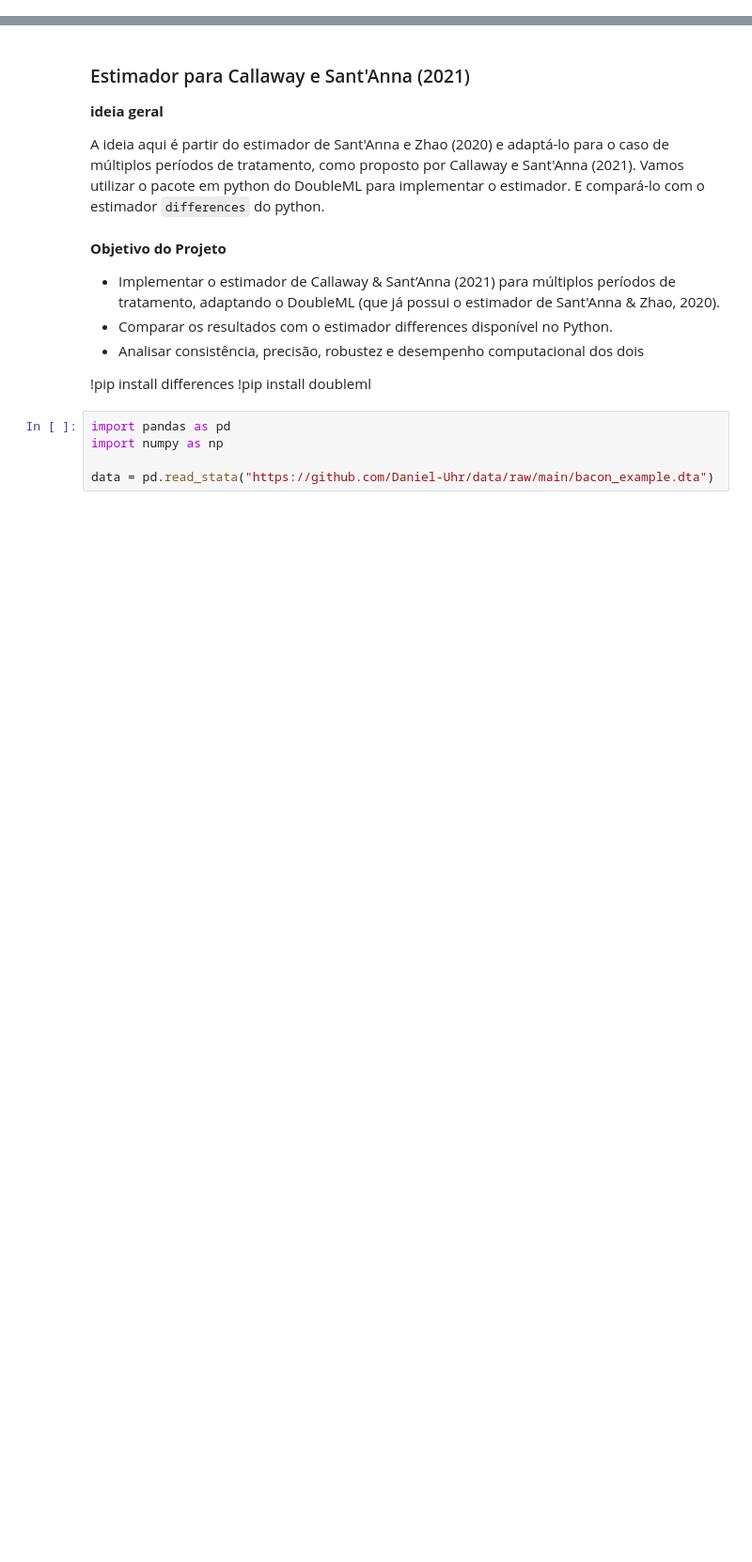
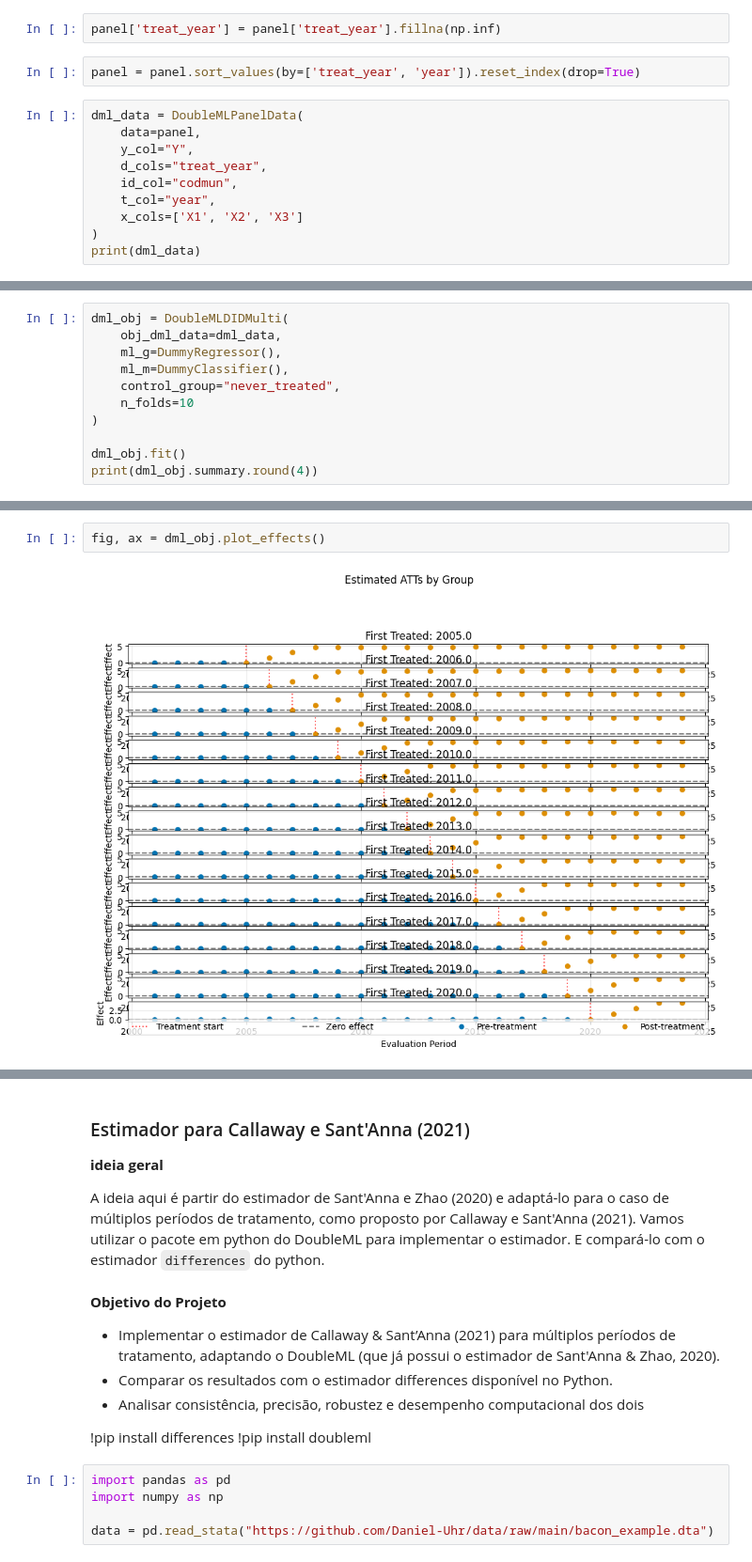
Before and after one commit to Daniel-Uhr/Estimators, a Jupyter notebook: 01_ATTgt_DML.ipynb, the cells around one changed output, grey strips where cells are left out. Shown at 94% size. Saved outputs shown, nothing was run; the diff lists cells and outputs as text; blank space fills up the shorter version.

```diff
--- a/01_ATTgt_DML.ipynb
+++ b/01_ATTgt_DML.ipynb
@@ -0,0 +401,14 @@
+# %%
+panel['treat_year'] = panel['treat_year'].fillna(np.inf)
+# %%
+panel = panel.sort_values(by=['treat_year', 'year']).reset_index(drop=True)
+# %%
+dml_data = DoubleMLPanelData(
+    data=panel,
+    y_col="Y",
+    d_cols="treat_year",
+    id_col="codmun",
+    t_col="year",
+    x_cols=['X1', 'X2', 'X3']
+)
+print(dml_data)
@@ -0,0 +433,11 @@
+# %%
+dml_obj = DoubleMLDIDMulti(
+    obj_dml_data=dml_data,
+    ml_g=DummyRegressor(),
+    ml_m=DummyClassifier(),
+    control_group="never_treated",
+    n_folds=10
+)
+
+dml_obj.fit()
+print(dml_obj.summary.round(4))
@@ -0,0 +481,4 @@
+# %%
+fig, ax = dml_obj.plot_effects()
+# %% [output]
+[figure, added]
```
Also changed, not shown: parts of 49 cells of this notebook, 1 other file.
